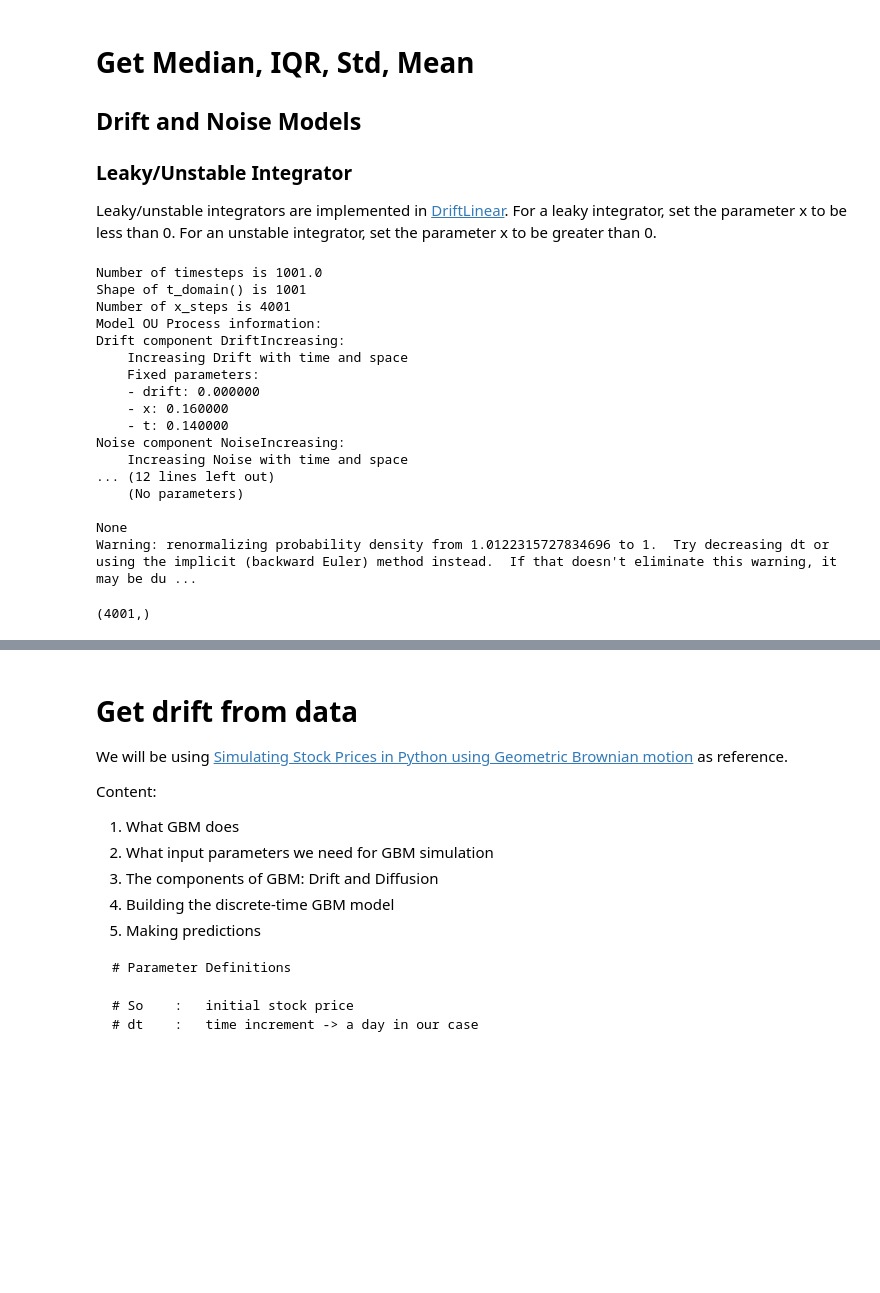
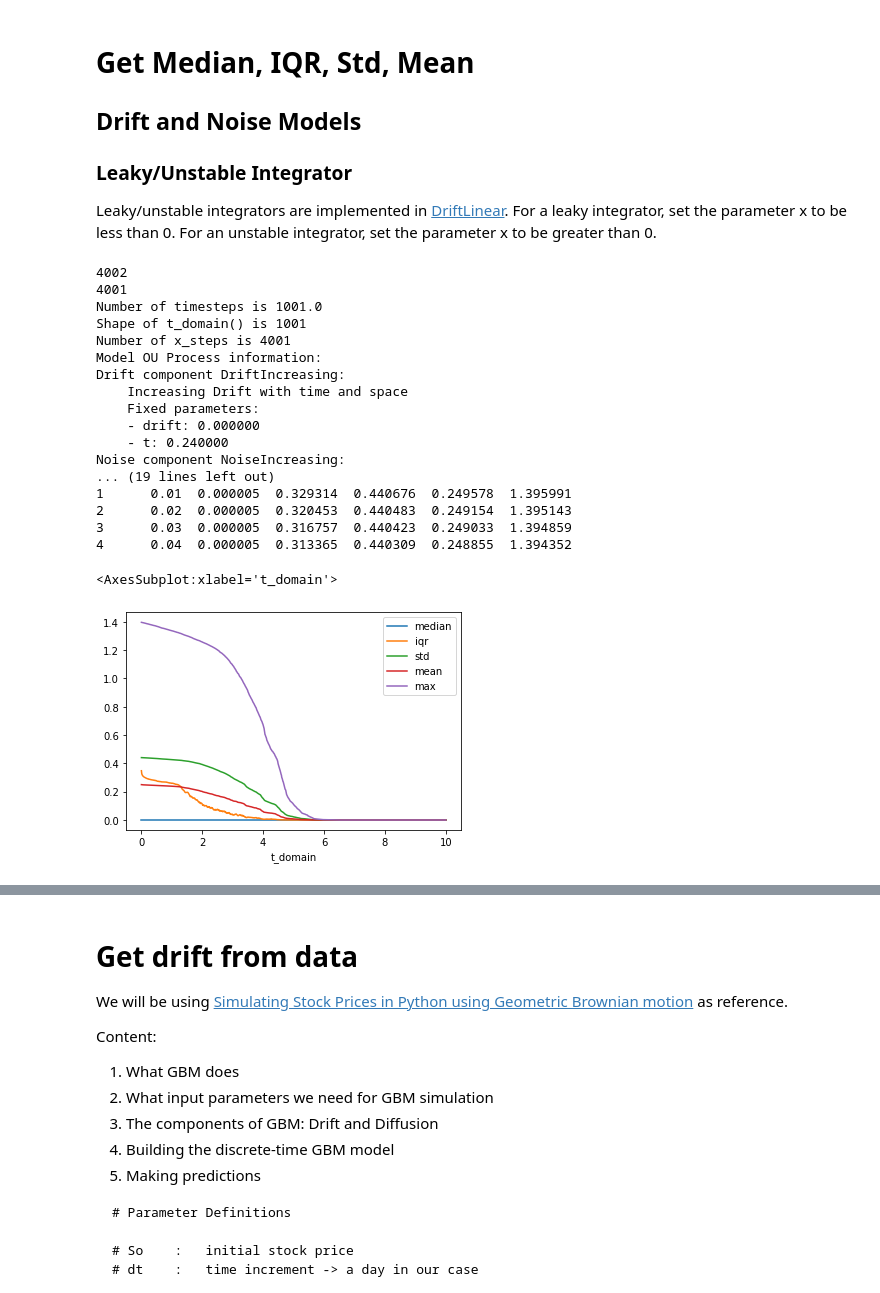
Before and after one commit to OmkarMehta/SSFwithNODE, a Jupyter notebook: pyddm-exploration/pyddm_understanding.ipynb, the cells around one changed output, grey strips where cells are left out. Saved outputs shown, nothing was run; the diff lists cells and outputs as text; code cells hidden in the pictures; blank space fills up the shorter version.

Commit message:
installed libraries and generated time lags

```diff
--- a/pyddm-exploration/pyddm_understanding.ipynb
+++ b/pyddm-exploration/pyddm_understanding.ipynb
@@ -345,17 +345,19 @@ B = 2
 
 # initial condition
 x = np.arange(0, 4.001, dx)
+print(len(x))
 dist = (scipy.stats.norm.pdf(x, 0.5, 0.3)[:-1]/sum(scipy.stats.norm.pdf(x, 0.5, 0.3)[:-1]))
+print(len(dist))
 # Weiner process with ICUniform
 model = Model(name='OU Process',
-              drift=DriftIncreasing(drift=0., t=0.14, x = 0.16),  # https://github.com/mwshinn/PyDDM/blob/master/ddm/models/drift.py
-              noise=NoiseIncreasing(noise=0.63, t=0.01),  # https://github.com/mwshinn/PyDDM/blob/master/ddm/models/noise.py
+              drift=DriftIncreasing(drift=0., t=0.24),  # https://github.com/mwshinn/PyDDM/blob/master/ddm/models/drift.py
+              noise=NoiseIncreasing(noise=0.53, t=0.1),  # https://github.com/mwshinn/PyDDM/blob/master/ddm/models/noise.py
               IC = ICArbitrary(dist=dist),
               bound=BoundConstant(B=B),  # https://github.com/mwshinn/PyDDM/blob/master/ddm/models/bound.py
               overlay=OverlayNone(),  # https://github.com/mwshinn/PyDDM/blob/master/ddm/models/overlay.py
               dx=dx, dt=dt, T_dur=T_dur)
 
-print(f'Number of timesteps is {10/dt+1}')  # considers initial state
+print(f'Number of timesteps is {T_dur/dt+1}')  # considers initial state
 model.t_domain()
 print(f"Shape of t_domain() is {model.t_domain().shape[0]}")
 # print(f'Number of x_steps is {1.1/0.001+1}') since B=1.1
@@ -364,42 +366,61 @@ print(f'Number of x_steps is {model.x_domain(conditions={}).shape[0]}')
 print(display_model(model))
 
 # solve() solves the model using an analytical solution and returns a Solution object describing the joing PDF distrobution of reaction times
 sol = model.solve(return_evolution=True)
 
 # stores the pdf evolution of the reaction times. Returns x_domain by t_domain numpy error
 pdf_evol = sol.pdf_evolution()
 
 # import plotly.graph_objects as go
 # import numpy as np
 # z=pdf_evol
 # sh_0, sh_1 = z.shape
 # x, t = np.linspace(-5, 5, sh_0), np.linspace(0, 10, sh_1)
 # fig = go.Figure(data=[go.Surface(z=z.T, x=x, y=t)])
 
 # fig.update_layout(title=f'PDF Evolution for OU Process', autosize=False,
 #                   width=500, height=500,
 #                   margin=dict(l=65, r=50, b=65, t=90))
 
 # fig.show()
+
+pdf_median = get_median(pdf_evol)
+pdf_iqr = get_iqr(pdf_evol)
+pdf_std = get_std(pdf_evol)
+pdf_mean = get_mean(pdf_evol)
+pdf_max = get_max(pdf_evol)
+import seaborn as sns
+import pandas as pd
+t_domain = np.arange(0, T_dur+dt, dt)
+data = {
+    't_domain': t_domain,
+    'median': pdf_median,
+    'iqr': pdf_iqr,
+    'std': pdf_std,
+    'mean': pdf_mean,
+    'max': pdf_max
+}
+
+data_df = pd.DataFrame(data)
+print(data_df.head())
+data_df.set_index('t_domain').plot()
 # %% [output]
+4002
+4001
 Number of timesteps is 1001.0
 Shape of t_domain() is 1001
 Number of x_steps is 4001
 Model OU Process information:
 Drift component DriftIncreasing:
     Increasing Drift with time and space
     Fixed parameters:
     - drift: 0.000000
-    - x: 0.160000
-    - t: 0.140000
+    - t: 0.240000
 Noise component NoiseIncreasing:
-    Increasing Noise with time and space
-... (12 lines left out)
-    (No parameters)
-
-None
-Warning: renormalizing probability density from 1.0122315727834696 to 1.  Try decreasing dt or using the implicit (backward Euler) method instead.  If that doesn't eliminate this warning, it may be du ...
+... (19 lines left out)
+1      0.01  0.000005  0.329314  0.440676  0.249578  1.395991
+2      0.02  0.000005  0.320453  0.440483  0.249154  1.395143
+3      0.03  0.000005  0.316757  0.440423  0.249033  1.394859
+4      0.04  0.000005  0.313365  0.440309  0.248855  1.394352
+<AxesSubplot:xlabel='t_domain'>
+[figure, added]
-# %%
-dist.shape
-# %% [output]
-(4001,)
```
Also changed, not shown: parts of 9 cells of this notebook.
